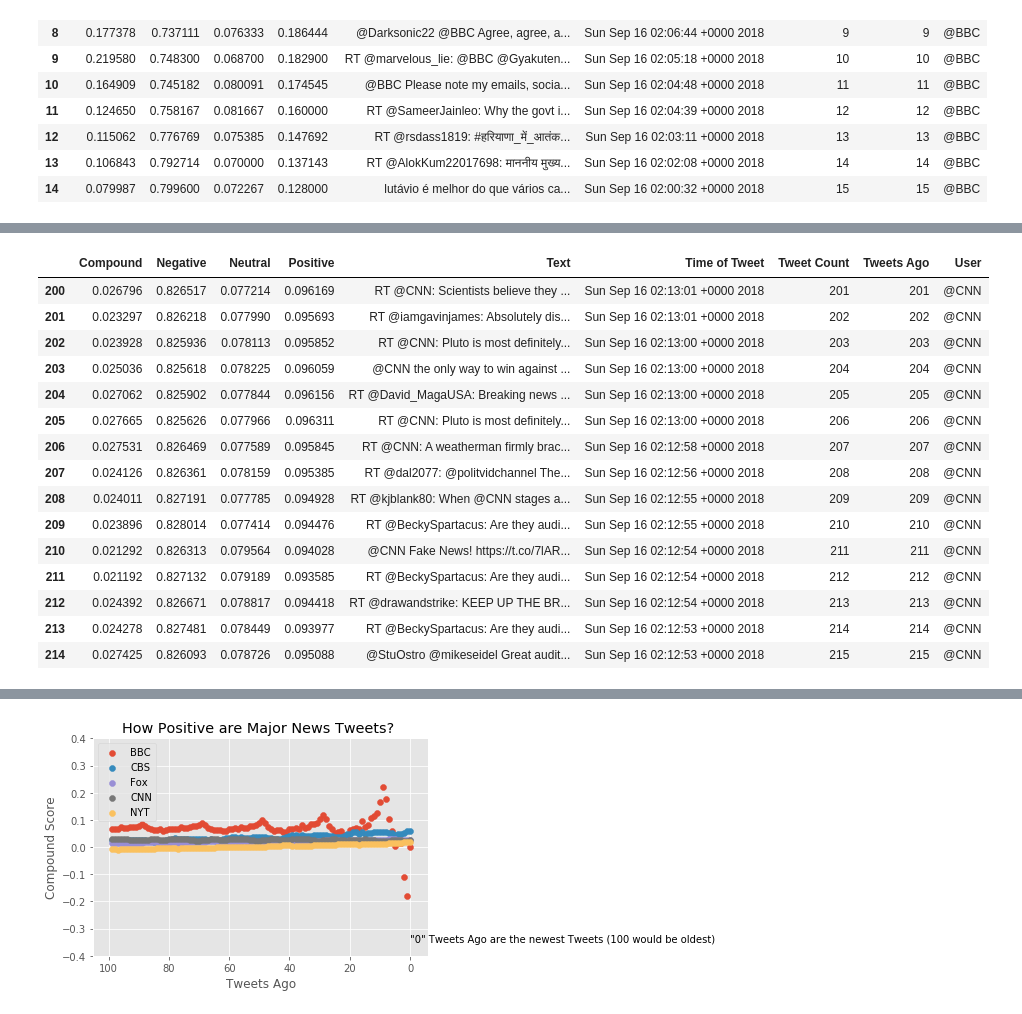
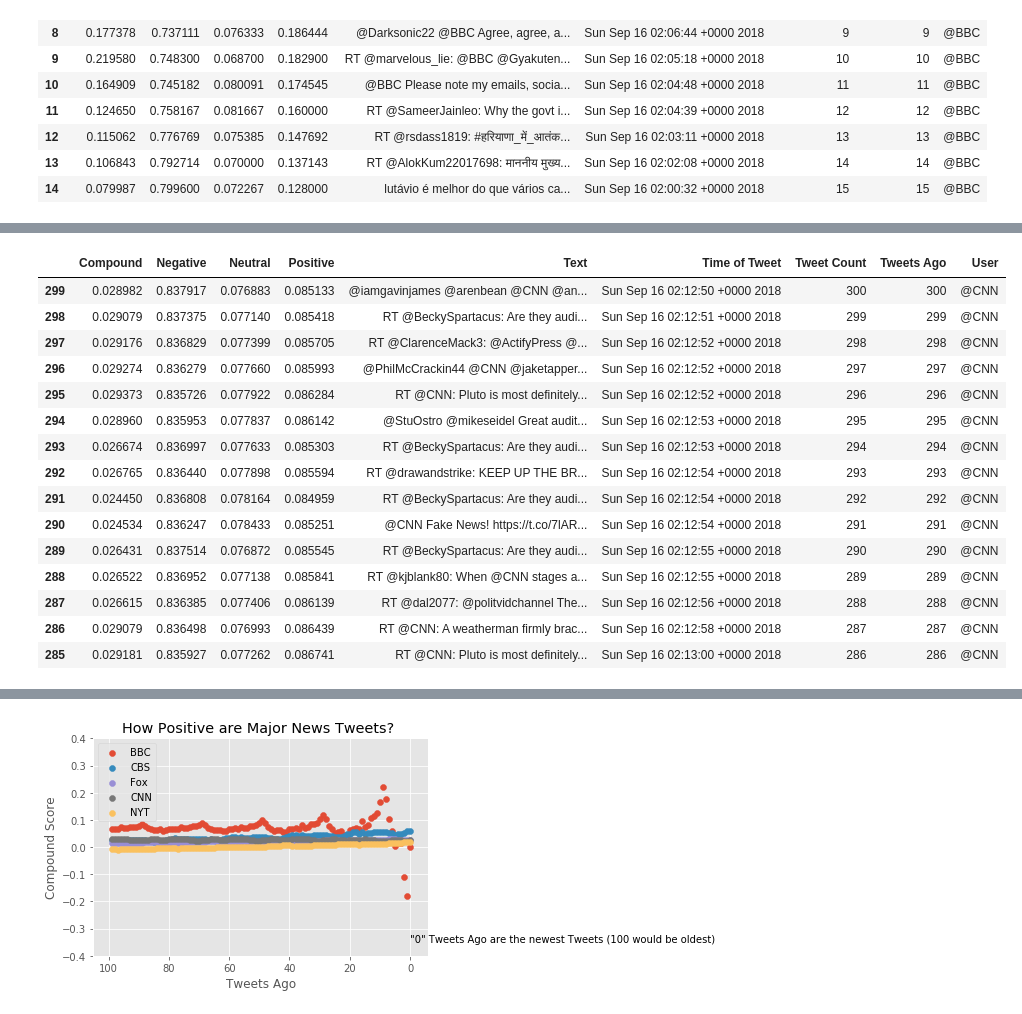
Before and after one commit to MarkovCredit/BootCamp_Spot, a Jupyter notebook: SocialMediaAnalytics/SocialAnalyticsHomework.ipynb, the cells around one changed output, grey strips where cells are left out. Drawn from its saved outputs; the diff is of its cells as text; code cells hidden in the pictures.

```diff
--- a/SocialMediaAnalytics/SocialAnalyticsHomework.ipynb
+++ b/SocialMediaAnalytics/SocialAnalyticsHomework.ipynb
@@ -107,4 +107,4 @@ news_sent_df.to_csv("Twitter News Sentiment.csv")
 #make a copy of the data frame just in case
 news_sent_df_2 = news_sent_df.copy()
 news_sent_df_2.head(4)
-news_sent_df.sort_values(by = ['Tweets Ago'], ascending = False)
+news_sent_df.sort_values(by = ['Tweets Ago'], ascending = False, inplace = True)
@@ -222,25 +189,24 @@ CBS_set.head(15)
 # %%
 #Creating a CNN set
 CNN_set = news_sent_df[news_sent_df["User"]=="@CNN"]
-CNN_set.sort_values(by=['Tweets Ago'], ascending = False)
 CNN_set.head(15)
 # %% [output]
 |  | Compound | Negative | Neutral | Positive | Text | Time of Tweet | Tweet Count | Tweets Ago | User |
-| 200 | 0.026796 | 0.826517 | 0.077214 | 0.096169 | RT @CNN: Scientists believe they ... | Sun Sep 16 02:13:01 +0000 2018 | 201 | 201 | @CNN |
-| 201 | 0.023297 | 0.826218 | 0.077990 | 0.095693 | RT @iamgavinjames: Absolutely dis... | Sun Sep 16 02:13:01 +0000 2018 | 202 | 202 | @CNN |
-| 202 | 0.023928 | 0.825936 | 0.078113 | 0.095852 | RT @CNN: Pluto is most definitely... | Sun Sep 16 02:13:00 +0000 2018 | 203 | 203 | @CNN |
-| 203 | 0.025036 | 0.825618 | 0.078225 | 0.096059 | @CNN the only way to win against ... | Sun Sep 16 02:13:00 +0000 2018 | 204 | 204 | @CNN |
-| 204 | 0.027062 | 0.825902 | 0.077844 | 0.096156 | RT @David_MagaUSA: Breaking news ... | Sun Sep 16 02:13:00 +0000 2018 | 205 | 205 | @CNN |
-| 205 | 0.027665 | 0.825626 | 0.077966 | 0.096311 | RT @CNN: Pluto is most definitely... | Sun Sep 16 02:13:00 +0000 2018 | 206 | 206 | @CNN |
-| 206 | 0.027531 | 0.826469 | 0.077589 | 0.095845 | RT @CNN: A weatherman firmly brac... | Sun Sep 16 02:12:58 +0000 2018 | 207 | 207 | @CNN |
-| 207 | 0.024126 | 0.826361 | 0.078159 | 0.095385 | RT @dal2077: @politvidchannel The... | Sun Sep 16 02:12:56 +0000 2018 | 208 | 208 | @CNN |
-| 208 | 0.024011 | 0.827191 | 0.077785 | 0.094928 | RT @kjblank80: When @CNN stages a... | Sun Sep 16 02:12:55 +0000 2018 | 209 | 209 | @CNN |
-| 209 | 0.023896 | 0.828014 | 0.077414 | 0.094476 | RT @BeckySpartacus: Are they audi... | Sun Sep 16 02:12:55 +0000 2018 | 210 | 210 | @CNN |
-| 210 | 0.021292 | 0.826313 | 0.079564 | 0.094028 | @CNN Fake News! https://t.co/7lAR... | Sun Sep 16 02:12:54 +0000 2018 | 211 | 211 | @CNN |
-| 211 | 0.021192 | 0.827132 | 0.079189 | 0.093585 | RT @BeckySpartacus: Are they audi... | Sun Sep 16 02:12:54 +0000 2018 | 212 | 212 | @CNN |
-| 212 | 0.024392 | 0.826671 | 0.078817 | 0.094418 | RT @drawandstrike: KEEP UP THE BR... | Sun Sep 16 02:12:54 +0000 2018 | 213 | 213 | @CNN |
-| 213 | 0.024278 | 0.827481 | 0.078449 | 0.093977 | RT @BeckySpartacus: Are they audi... | Sun Sep 16 02:12:53 +0000 2018 | 214 | 214 | @CNN |
-| 214 | 0.027425 | 0.826093 | 0.078726 | 0.095088 | @StuOstro @mikeseidel Great audit... | Sun Sep 16 02:12:53 +0000 2018 | 215 | 215 | @CNN |
+| 299 | 0.028982 | 0.837917 | 0.076883 | 0.085133 | @iamgavinjames @arenbean @CNN @an... | Sun Sep 16 02:12:50 +0000 2018 | 300 | 300 | @CNN |
+| 298 | 0.029079 | 0.837375 | 0.077140 | 0.085418 | RT @BeckySpartacus: Are they audi... | Sun Sep 16 02:12:51 +0000 2018 | 299 | 299 | @CNN |
+| 297 | 0.029176 | 0.836829 | 0.077399 | 0.085705 | RT @ClarenceMack3: @ActifyPress @... | Sun Sep 16 02:12:52 +0000 2018 | 298 | 298 | @CNN |
+| 296 | 0.029274 | 0.836279 | 0.077660 | 0.085993 | @PhilMcCrackin44 @CNN @jaketapper... | Sun Sep 16 02:12:52 +0000 2018 | 297 | 297 | @CNN |
+| 295 | 0.029373 | 0.835726 | 0.077922 | 0.086284 | RT @CNN: Pluto is most definitely... | Sun Sep 16 02:12:52 +0000 2018 | 296 | 296 | @CNN |
+| 294 | 0.028960 | 0.835953 | 0.077837 | 0.086142 | @StuOstro @mikeseidel Great audit... | Sun Sep 16 02:12:53 +0000 2018 | 295 | 295 | @CNN |
+| 293 | 0.026674 | 0.836997 | 0.077633 | 0.085303 | RT @BeckySpartacus: Are they audi... | Sun Sep 16 02:12:53 +0000 2018 | 294 | 294 | @CNN |
+| 292 | 0.026765 | 0.836440 | 0.077898 | 0.085594 | RT @drawandstrike: KEEP UP THE BR... | Sun Sep 16 02:12:54 +0000 2018 | 293 | 293 | @CNN |
+| 291 | 0.024450 | 0.836808 | 0.078164 | 0.084959 | RT @BeckySpartacus: Are they audi... | Sun Sep 16 02:12:54 +0000 2018 | 292 | 292 | @CNN |
+| 290 | 0.024534 | 0.836247 | 0.078433 | 0.085251 | @CNN Fake News! https://t.co/7lAR... | Sun Sep 16 02:12:54 +0000 2018 | 291 | 291 | @CNN |
+| 289 | 0.026431 | 0.837514 | 0.076872 | 0.085545 | RT @BeckySpartacus: Are they audi... | Sun Sep 16 02:12:55 +0000 2018 | 290 | 290 | @CNN |
+| 288 | 0.026522 | 0.836952 | 0.077138 | 0.085841 | RT @kjblank80: When @CNN stages a... | Sun Sep 16 02:12:55 +0000 2018 | 289 | 289 | @CNN |
+| 287 | 0.026615 | 0.836385 | 0.077406 | 0.086139 | RT @dal2077: @politvidchannel The... | Sun Sep 16 02:12:56 +0000 2018 | 288 | 288 | @CNN |
+| 286 | 0.029079 | 0.836498 | 0.076993 | 0.086439 | RT @CNN: A weatherman firmly brac... | Sun Sep 16 02:12:58 +0000 2018 | 287 | 287 | @CNN |
+| 285 | 0.029181 | 0.835927 | 0.077262 | 0.086741 | RT @CNN: Pluto is most definitely... | Sun Sep 16 02:13:00 +0000 2018 | 286 | 286 | @CNN |
 # %%
 #Creating a fox news set
 FoxNews_Set = news_sent_df[news_sent_df["User"]=="@FoxNews"]
```
Also changed, not shown: parts of 5 cells of this notebook.
